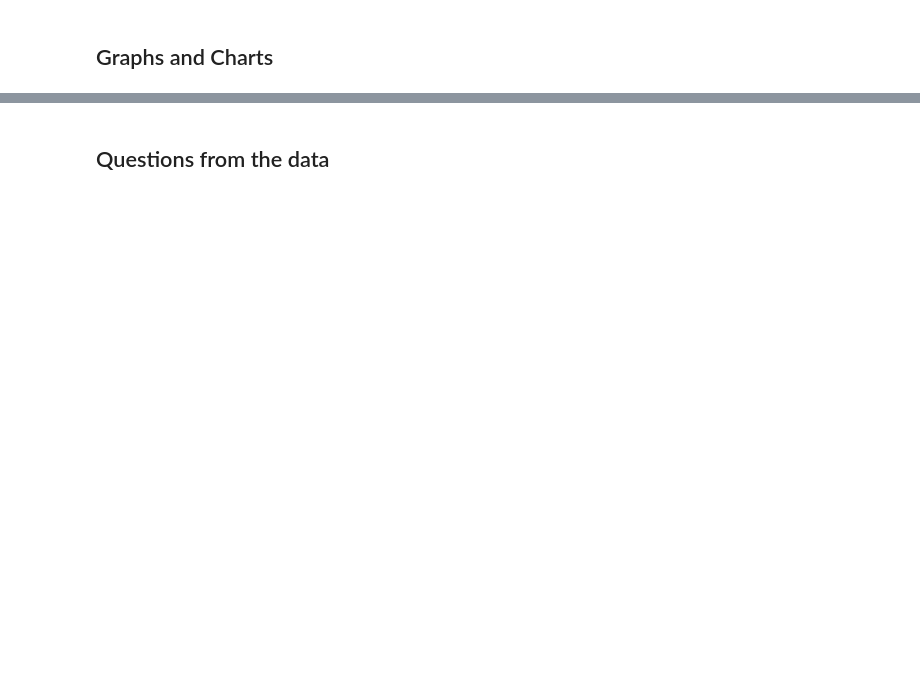
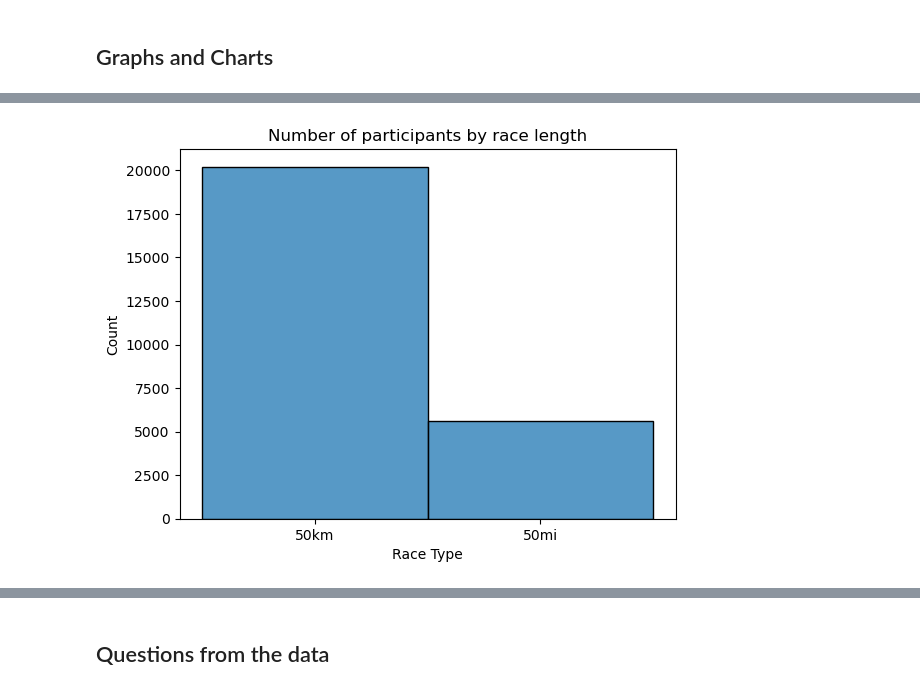
Before and after one commit to mstoychev/Data-Science-Projects, a Jupyter notebook: 0. Data Analyst Portfolio/1. Exploratory Data Analysis With Python Pandas/EDA_ultra_marathon.ipynb, the cells around one changed output, grey strips where cells are left out. Cells and saved outputs as stored; diff of their text form; code cells hidden in the pictures; blank space fills up the shorter version.

```diff
--- a/0. Data Analyst Portfolio/1. Exploratory Data Analysis With Python Pandas/EDA_ultra_marathon.ipynb
+++ b/0. Data Analyst Portfolio/1. Exploratory Data Analysis With Python Pandas/EDA_ultra_marathon.ipynb
@@ -144,5 +407,8 @@ Well done.
 # %%
-sns.histplot(data_usa["race_length"]);
-plt.title("Race length")
+sns.histplot(data_usa["race_length"])
+plt.xlabel("Race Type")
+plt.title("Number of participants by race length")
 plt.show()
+# %% [output]
+[figure, added]
 # %%
```
Also changed, not shown: parts of 58 cells of this notebook.
